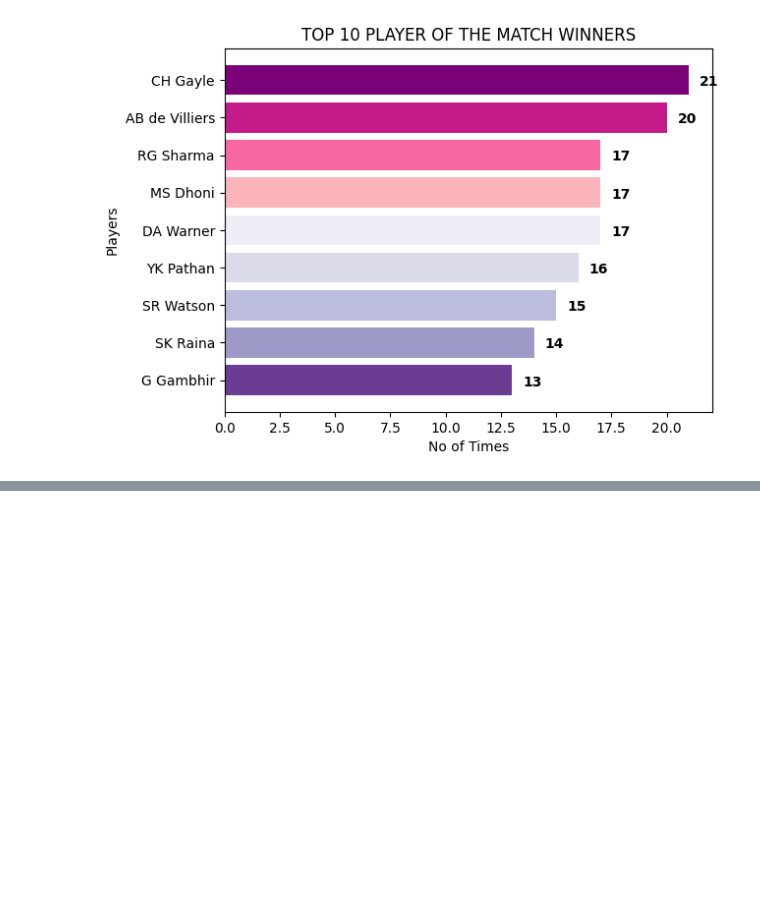
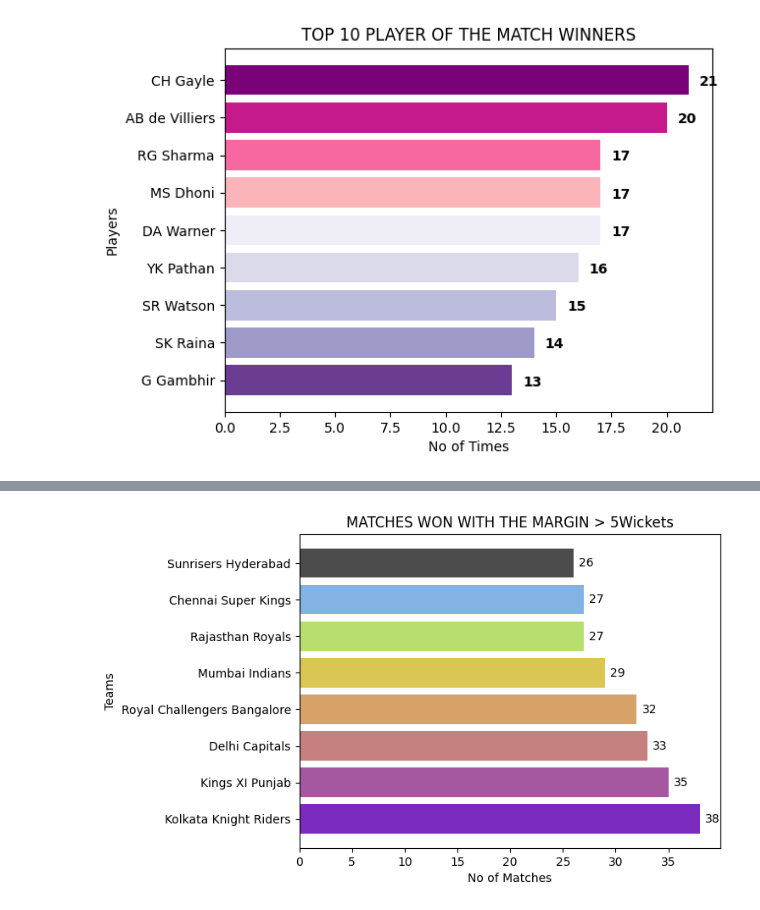
Before and after one commit to puneethegde72/Dashboard-and-infographic-creation, a Jupyter notebook: IPL_data_visualization_and_infographic.ipynb, the cells around one changed output, grey strips where cells are left out. Cells and saved outputs as stored; diff of their text form; code cells hidden in the pictures; blank space fills up the shorter version.

```diff
--- a/IPL_data_visualization_and_infographic.ipynb
+++ b/IPL_data_visualization_and_infographic.ipynb
@@ -113,0 +126,12 @@ for i, v in enumerate(tpl.values()):
+# %%
+# margin > 5wickets
+ch1 = df1[df1['win_by_wickets'] > 5]
+wbw = ch1['winner'].value_counts().sort_values(ascending=False)[:8]
+plt.barh(wbw.index, wbw.values, color=['#7b2cbf', '#a5579f', '#c78080', '#d6a268', '#dbc654', '#b8de6f', '#82b3e4', '#4c4c4c'])
+plt.title("MATCHES WON WITH THE MARGIN > 5Wickets")
+plt.xlabel("No of Matches")
+plt.ylabel("Teams")
+for i, v in enumerate(wbw.values):
+    plt.text(v+0.5, i, str(v), color='black', va="center")
+# %% [output]
+[figure, added]
```
Also changed, not shown: parts of 1 cell of this notebook.
